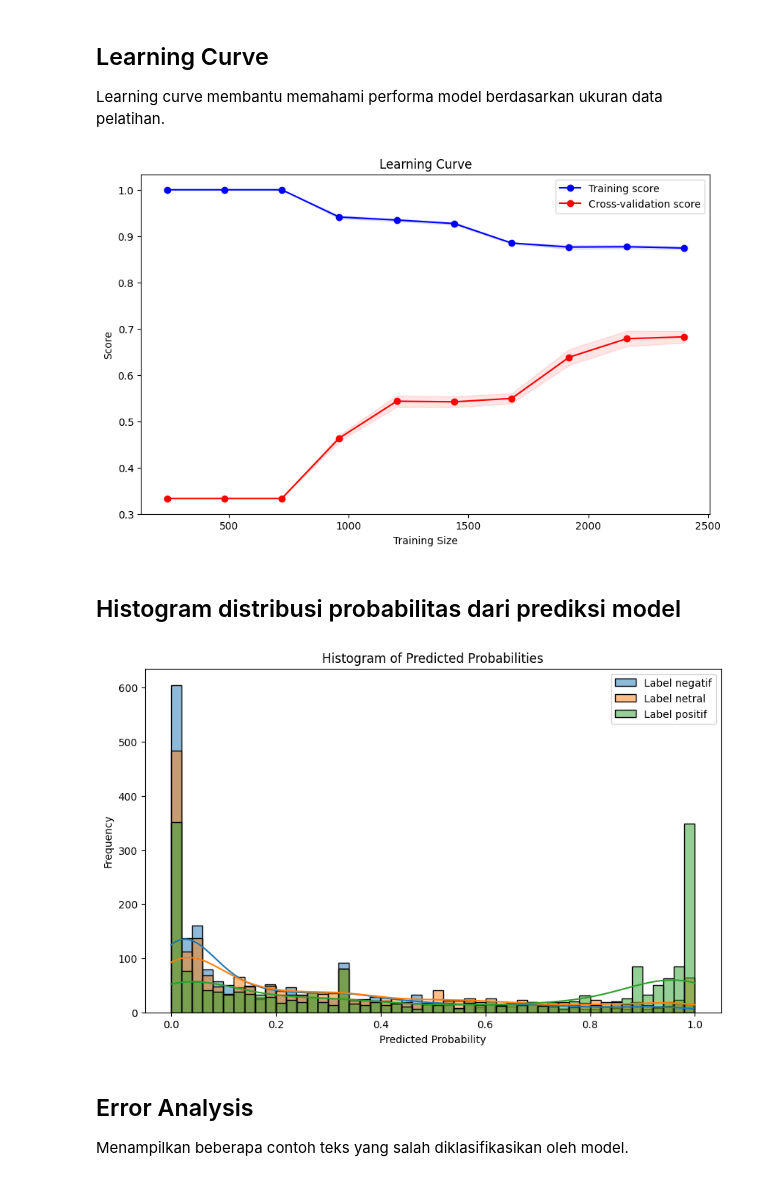
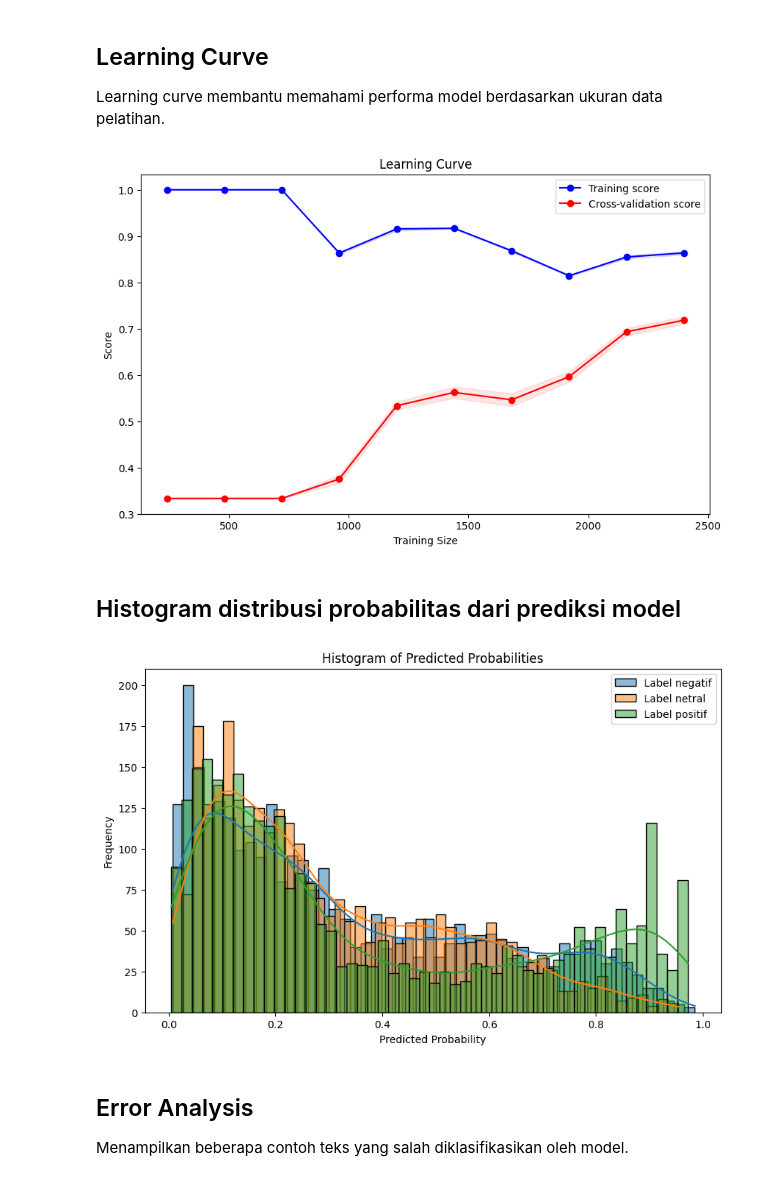
Before and after one commit to ekaputra04/youtube-rewind-indonesia-sentiment-analysis, a Jupyter notebook: analysis-data/analysis-all/app.ipynb, the cells around one changed output. Cells and saved outputs as stored; diff of their text form; code cells hidden in the pictures.

Commit message:
fix: visualitation [file] --manage the file about visualitation from analysis

```diff
--- a/analysis-data/analysis-all/app.ipynb
+++ b/analysis-data/analysis-all/app.ipynb
@@ -33,12 +38,15 @@ client = MongoClient(local_url)
 db = client[db_name]
 data_train_collection = db[data_train_collection_name]
 data_test_collection = db[data_test_collection_name]
+labeling_all_collection = db[full_labeling_all_collection_name]
 
 # Mengambil data dari koleksi MongoDB
 data_train = list(data_train_collection.find())
 data_test = list(data_test_collection.find())
+data_all = list(labeling_all_collection.find())
 
 df_train = pd.DataFrame(data_train)
 df_test = pd.DataFrame(data_test)
+df_all = pd.DataFrame(data_all)
 # %% [markdown]
 ## Train model dengan Naive Bayes
@@ -84,24 +104,14 @@ weighted avg       0.84      0.67      0.72      2036
 # %% [markdown]
 # Predicted Label All Data From Model
 # %%
-# Membuat koneksi ke MongoDB
-client = MongoClient(local_url)
-db = client[db_name]
-labeling_all_collection = db[full_labeling_all_collection_name]
-
 # Mengambil data yang belum memiliki label dari koleksi MongoDB
 data_unlabeled = list(labeling_all_collection.find())
 
 # Membuat DataFrame dari data yang belum memiliki label
 df_unlabeled = pd.DataFrame(data_unlabeled)
 
-# Vectorizer yang sama seperti yang digunakan untuk training
-vectorizer = CountVectorizer(vocabulary=vectorizer.vocabulary_)  # Gunakan vocabulary yang sama
+# Menggunakan vectorizer yang sama seperti yang digunakan untuk training
 X_unlabeled = vectorizer.transform(df_unlabeled['textOriginal'])
-
-# Model Naive Bayes yang telah dilatih sebelumnya
-model = MultinomialNB()
-model.fit(X_train, y_train)  # Pastikan model sudah dilatih dengan data training yang sesuai
 
 # Melakukan prediksi label untuk data yang belum memiliki label
 y_pred_unlabeled = model.predict(X_unlabeled)
@@ -207,7 +383,7 @@ from sklearn.metrics import roc_curve, auc
 from sklearn.preprocessing import label_binarize
 
 y_test_binarized = label_binarize(y_test, classes=model.classes_)
-y_pred_proba = model.predict_proba(X_test)
+y_pred_proba = model.predict_proba(X_test_tfidf)
 
 # Plot ROC Curve
 plt.figure(figsize=(10, 7))
@@ -274,15 +445,0 @@ Berguna untuk mengevaluasi kinerja model klasifikasi, terutama ketika ada ketida
-# %%
-from sklearn.metrics import precision_recall_curve, average_precision_score
-
-# Plot Precision-Recall Curve
-plt.figure(figsize=(10, 7))
-for i, label in enumerate(model.classes_):
-    precision, recall, _ = precision_recall_curve(y_test_binarized[:, i], y_pred_proba[:, i])
-    average_precision = average_precision_score(y_test_binarized[:, i], y_pred_proba[:, i])
-    plt.plot(recall, precision, lw=2, label=f'Precision-Recall curve (AP = {average_precision:.2f}) for label {label}')
-
-plt.xlabel('Recall')
-plt.ylabel('Precision')
-plt.title('Precision-Recall Curve')
-plt.legend(loc="best")
-plt.show()
@@ -319,7 +470,7 @@ Learning curve membantu memahami performa model berdasarkan ukuran data pelatiha
 from sklearn.model_selection import learning_curve
 
 # Learning curve
-train_sizes, train_scores, test_scores = learning_curve(model, X_train, y_train, cv=5, n_jobs=-1,
+train_sizes, train_scores, test_scores = learning_curve(model, X_train_tfidf, y_train_res, cv=5, n_jobs=-1,
                                                         train_sizes=np.linspace(0.1, 1.0, 10),
                                                         scoring='accuracy')
 
@@ -341,24 +492,24 @@ plt.title('Learning Curve')
 plt.legend(loc='best')
 plt.show()
 # %% [output]
-[figure, old version]
+[figure, new version]
 # %% [markdown]
 ## Histogram distribusi probabilitas dari prediksi model
 # %%
 # Probabilities of the predictions
-y_pred_proba = model.predict_proba(X_test)
+y_pred_proba = model.predict_proba(X_train_tfidf)
 
 plt.figure(figsize=(10, 6))
 for i, label in enumerate(model.classes_):
     sns.histplot(y_pred_proba[:, i], bins=50, kde=True, label=f'Label {label}')
 
 plt.xlabel('Predicted Probability')
 plt.ylabel('Frequency')
 plt.title('Histogram of Predicted Probabilities')
 plt.legend()
 plt.show()
 # %% [output]
-[figure, old version]
+[figure, new version]
 # %% [markdown]
 ## Error Analysis
 
```
Also changed, not shown: parts of 55 cells of this notebook, 2 other files.
